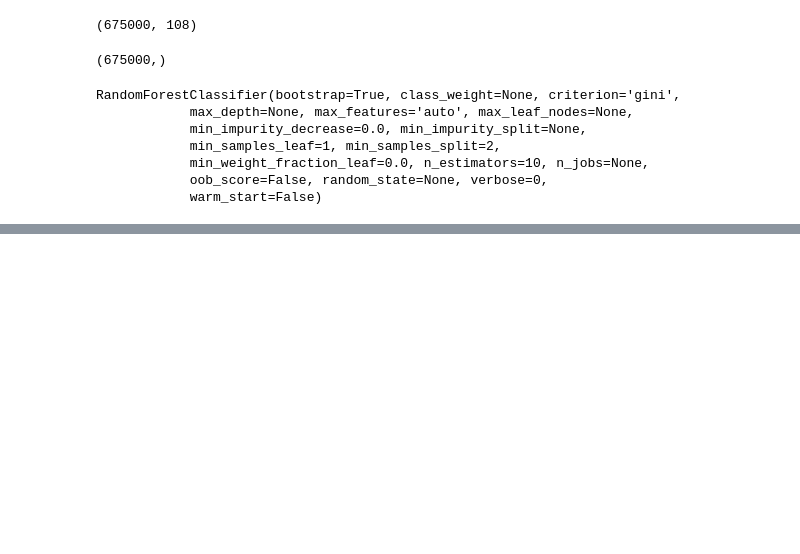
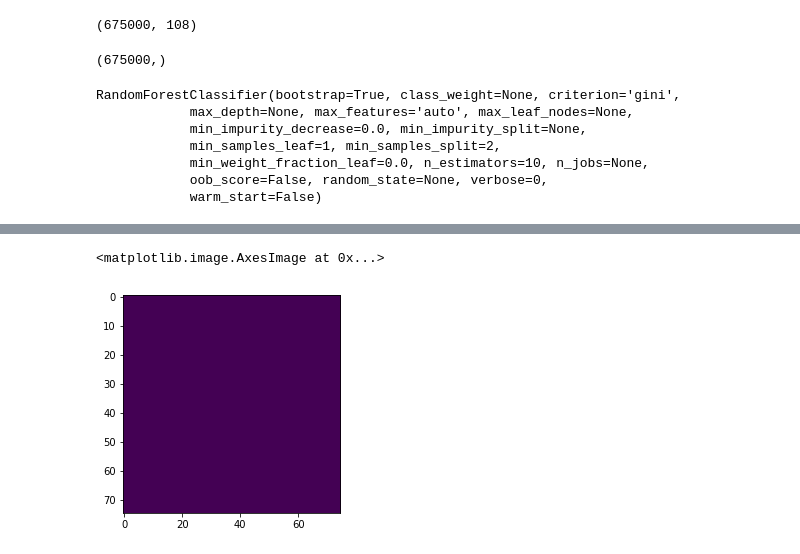
Before and after one commit to thinkpractice/DeepSolaris, a Jupyter notebook: PixelDetection.ipynb, the cells around one changed output, grey strips where cells are left out. Saved outputs shown, nothing was run; the diff lists cells and outputs as text; code cells hidden in the pictures; blank space fills up the shorter version.

```diff
--- a/PixelDetection.ipynb
+++ b/PixelDetection.ipynb
@@ -177,0 +174,11 @@ plt.imshow(prediction_image)
+# %%
+im_features2 = get_features_for([train[8]])
+im_features2 = im_features2.reshape(75*75, 108)
+
+im_pred = clf.predict(im_features2)
+prediction_image = im_pred.reshape(75, 75)
+
+plt.imshow(prediction_image)
+# %% [output]
+<matplotlib.image.AxesImage at 0x...>
+[figure, added]
```
Also changed, not shown: parts of 9 cells of this notebook.
